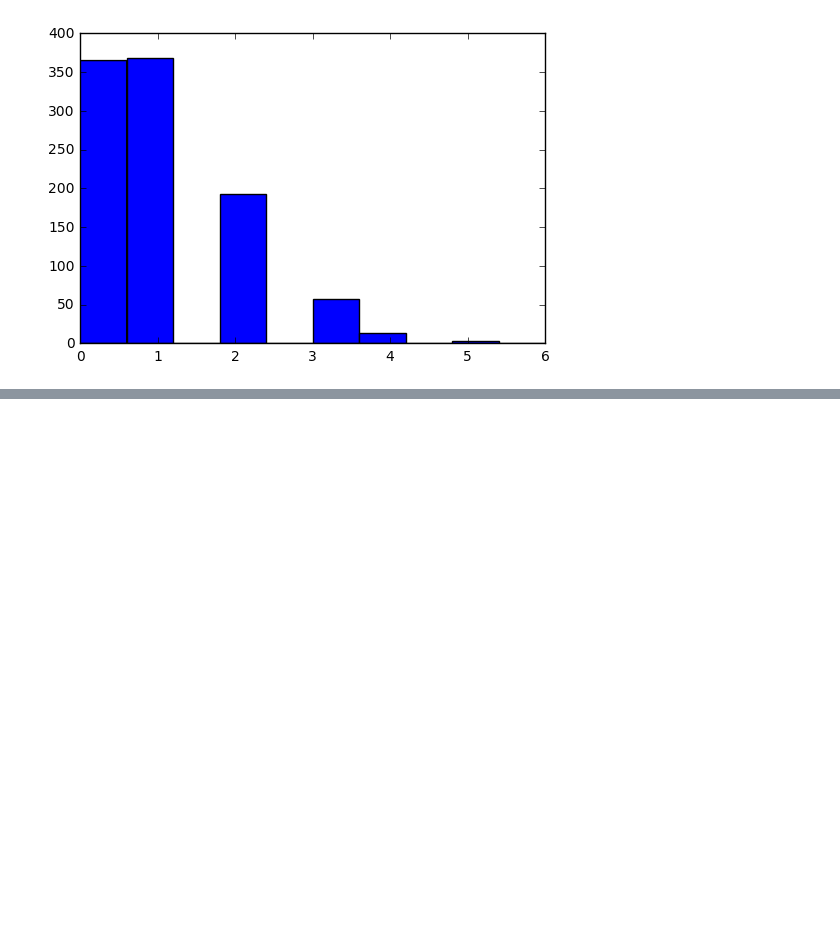
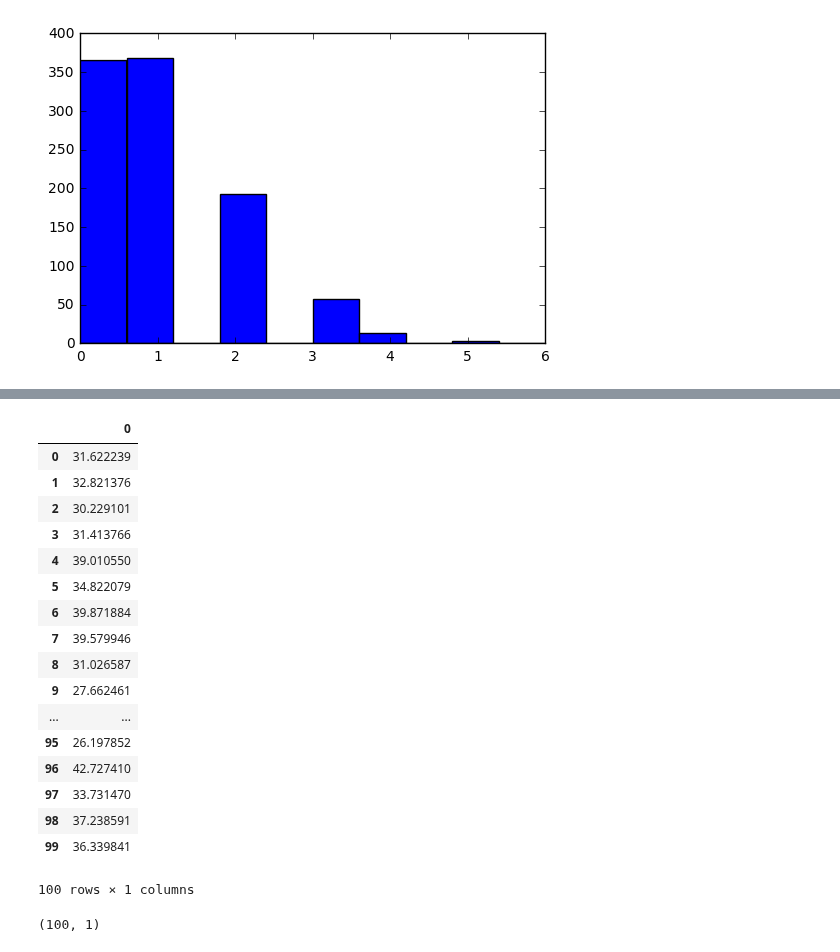
Before and after one commit to qiuyliu/PUI2017_uc288, a Jupyter notebook: Lab3_uc288/Lab3_Distributions.ipynb, the cells around one changed output, grey strips where cells are left out. Cells and saved outputs as stored; diff of their text form; code cells hidden in the pictures; blank space fills up the shorter version.

```diff
--- a/Lab3_uc288/Lab3_Distributions.ipynb
+++ b/Lab3_uc288/Lab3_Distributions.ipynb
@@ -48,0 +114,29 @@ pl.hist(poi2)
+# %%
+df = pd.read_csv('https://raw.githubusercontent.com/fedhere/PUI2017_fb55/'
+                 + 'master/Lab3_fb55/times.txt', header=None)
+# %%
+df
+# %% [output]
+|  | 0 |
+| 0 | 31.622239 |
+| 1 | 32.821376 |
+| 2 | 30.229101 |
+| 3 | 31.413766 |
+| 4 | 39.010550 |
+| 5 | 34.822079 |
+| 6 | 39.871884 |
+| 7 | 39.579946 |
+| 8 | 31.026587 |
+| 9 | 27.662461 |
+| ... | ... |
+| 95 | 26.197852 |
+| 96 | 42.727410 |
+| 97 | 33.731470 |
+| 98 | 37.238591 |
+| 99 | 36.339841 |
+100 rows × 1 columns
+# %%
+pd.read_csv('https://raw.githubusercontent.com/fedhere/PUI2017_fb55/'
+                 + 'master/Lab3_fb55/times.txt', header=None).values.shape
+# %% [output]
+(100, 1)
```
Also changed, not shown: parts of 16 cells of this notebook.
